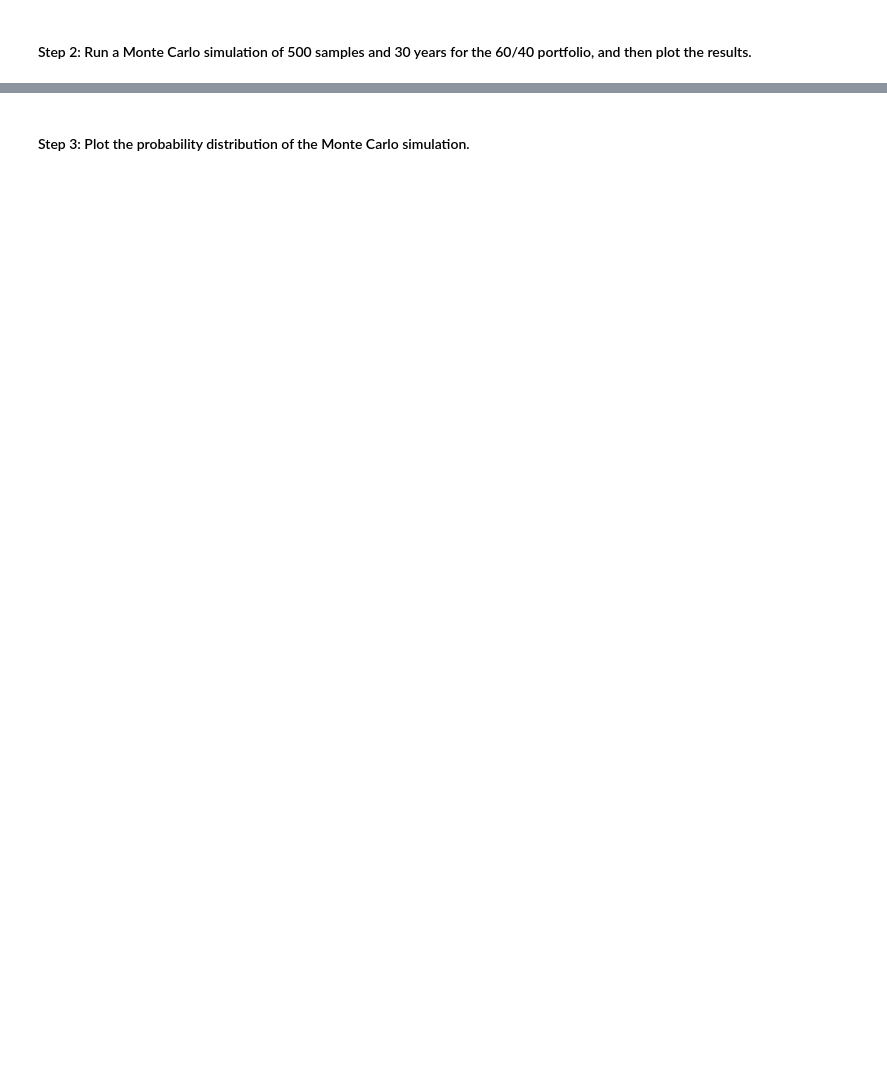
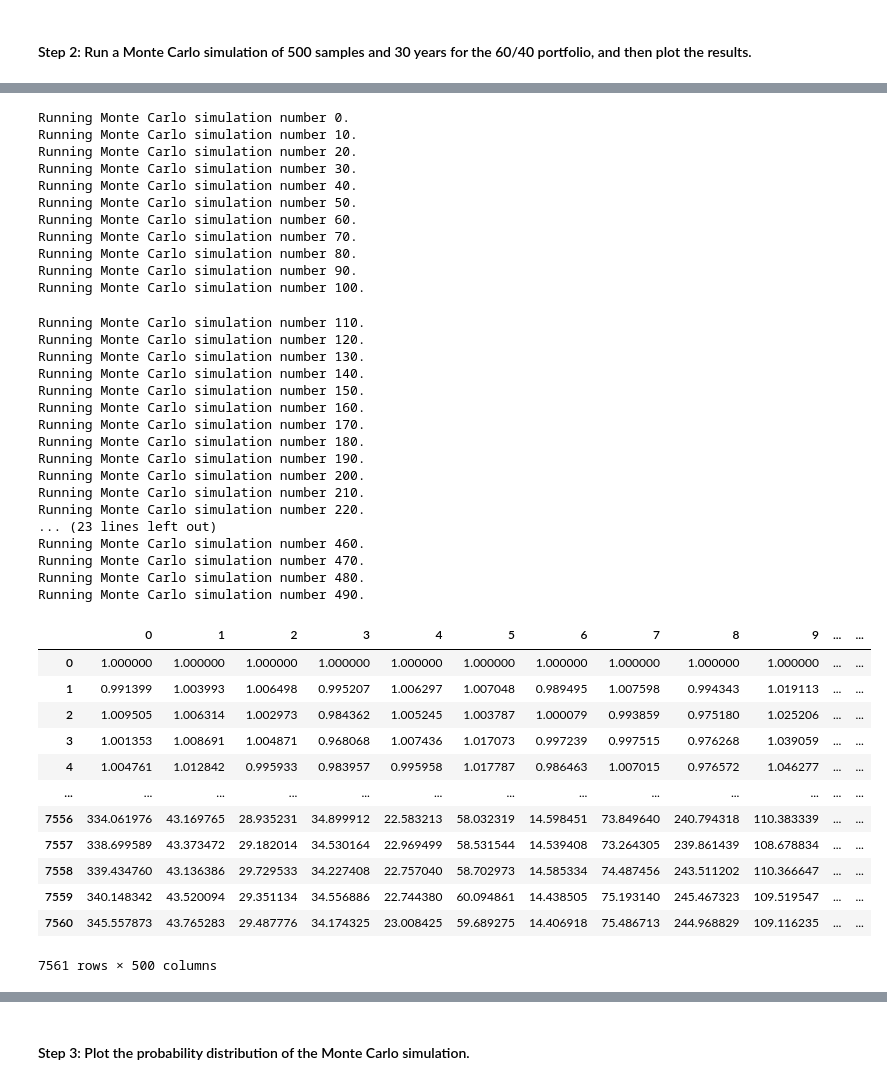
Before and after one commit to jmischung/Emergency-and-Retirement-Planning, a Jupyter notebook: financial_planning_tools.ipynb, the cells around one changed output, grey strips where cells are left out. Cells and saved outputs as stored; diff of their text form; code cells hidden in the pictures; blank space fills up the shorter version.

Commit message:
run montey carlo instance

```diff
--- a/financial_planning_tools.ipynb
+++ b/financial_planning_tools.ipynb
@@ -458,6 +496,48 @@ In this section, you’ll use the MCForecastTools library to create a Monte Carl
 # %%
 # Run the Monte Carlo simulation to forecast 30 years cumulative returns
-# YOUR CODE HERE
+MC_spy.calc_cumulative_return()
+# %% [output]
+Running Monte Carlo simulation number 0.
+Running Monte Carlo simulation number 10.
+Running Monte Carlo simulation number 20.
+Running Monte Carlo simulation number 30.
+Running Monte Carlo simulation number 40.
+Running Monte Carlo simulation number 50.
+Running Monte Carlo simulation number 60.
+Running Monte Carlo simulation number 70.
+Running Monte Carlo simulation number 80.
+Running Monte Carlo simulation number 90.
+Running Monte Carlo simulation number 100.
+Running Monte Carlo simulation number 110.
+Running Monte Carlo simulation number 120.
+Running Monte Carlo simulation number 130.
+Running Monte Carlo simulation number 140.
+Running Monte Carlo simulation number 150.
+Running Monte Carlo simulation number 160.
+Running Monte Carlo simulation number 170.
+Running Monte Carlo simulation number 180.
+Running Monte Carlo simulation number 190.
+Running Monte Carlo simulation number 200.
+Running Monte Carlo simulation number 210.
+Running Monte Carlo simulation number 220.
+... (23 lines left out)
+Running Monte Carlo simulation number 460.
+Running Monte Carlo simulation number 470.
+Running Monte Carlo simulation number 480.
+Running Monte Carlo simulation number 490.
+|  | 0 | 1 | 2 | 3 | 4 | 5 | 6 | 7 | 8 | 9 | ... | ... |
+| 0 | 1.000000 | 1.000000 | 1.000000 | 1.000000 | 1.000000 | 1.000000 | 1.000000 | 1.000000 | 1.000000 | 1.000000 | ... | ... |
+| 1 | 0.991399 | 1.003993 | 1.006498 | 0.995207 | 1.006297 | 1.007048 | 0.989495 | 1.007598 | 0.994343 | 1.019113 | ... | ... |
+| 2 | 1.009505 | 1.006314 | 1.002973 | 0.984362 | 1.005245 | 1.003787 | 1.000079 | 0.993859 | 0.975180 | 1.025206 | ... | ... |
+| 3 | 1.001353 | 1.008691 | 1.004871 | 0.968068 | 1.007436 | 1.017073 | 0.997239 | 0.997515 | 0.976268 | 1.039059 | ... | ... |
+| 4 | 1.004761 | 1.012842 | 0.995933 | 0.983957 | 0.995958 | 1.017787 | 0.986463 | 1.007015 | 0.976572 | 1.046277 | ... | ... |
+| ... | ... | ... | ... | ... | ... | ... | ... | ... | ... | ... | ... | ... |
+| 7556 | 334.061976 | 43.169765 | 28.935231 | 34.899912 | 22.583213 | 58.032319 | 14.598451 | 73.849640 | 240.794318 | 110.383339 | ... | ... |
+| 7557 | 338.699589 | 43.373472 | 29.182014 | 34.530164 | 22.969499 | 58.531544 | 14.539408 | 73.264305 | 239.861439 | 108.678834 | ... | ... |
+| 7558 | 339.434760 | 43.136386 | 29.729533 | 34.227408 | 22.757040 | 58.702973 | 14.585334 | 74.487456 | 243.511202 | 110.366647 | ... | ... |
+| 7559 | 340.148342 | 43.520094 | 29.351134 | 34.556886 | 22.744380 | 60.094861 | 14.438505 | 75.193140 | 245.467323 | 109.519547 | ... | ... |
+| 7560 | 345.557873 | 43.765283 | 29.487776 | 34.174325 | 23.008425 | 59.689275 | 14.406918 | 75.486713 | 244.968829 | 109.116235 | ... | ... |
+7561 rows × 500 columns
 # %%
 # Visualize the 30-year Monte Carlo simulation by creating an
 # overlay line plot
```
Also changed, not shown: parts of 9 cells of this notebook.
